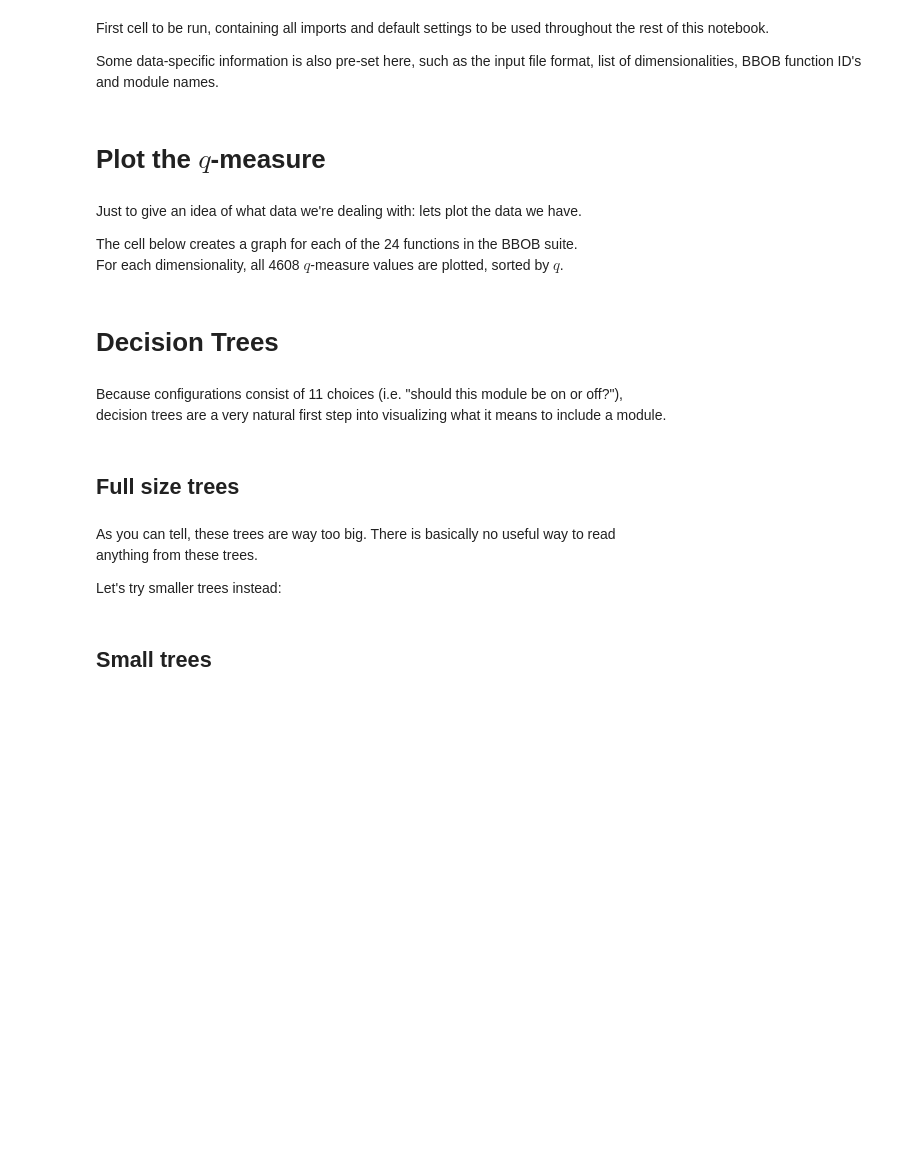
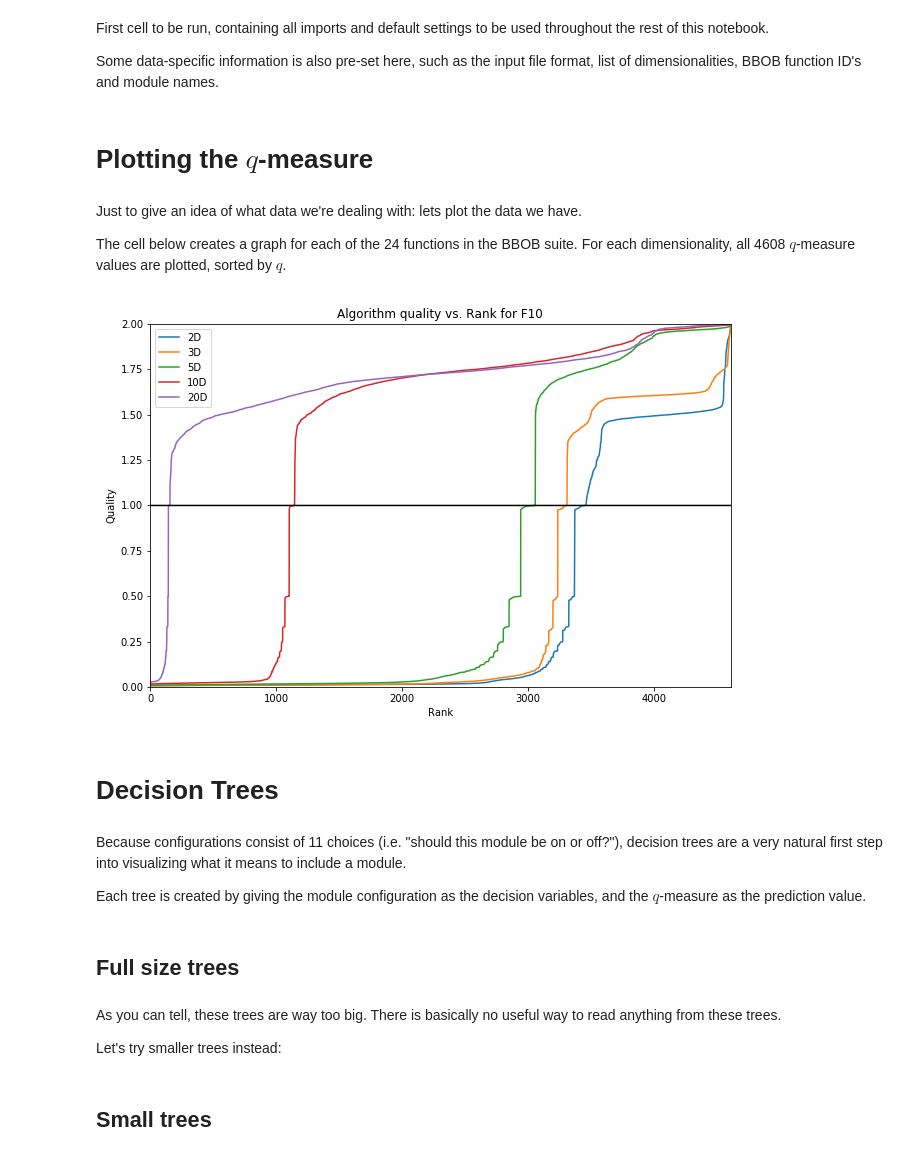
Before and after one commit to sjvrijn/ModEA, a Jupyter notebook: module_analysis.ipynb, the cells around one changed output. Cells and saved outputs as stored; diff of their text form; code cells hidden in the pictures; blank space fills up the shorter version.

```diff
--- a/module_analysis.ipynb
+++ b/module_analysis.ipynb
@@ -109,11 +108,11 @@ for dim in dims:
         case = np.array([list(dat) for dat in case])
         cases[dim][fid] = case
 # %% [markdown]
-# Plot the $q$-measure
+# Plotting the $q$-measure
 # %% [markdown]
 Just to give an idea of what data we're dealing with: lets plot the data we have.
 
-The cell below creates a graph for each of the 24 functions in the BBOB suite.<br>
+The cell below creates a graph for each of the 24 functions in the BBOB suite.
 For each dimensionality, all 4608 $q$-measure values are plotted, sorted by $q$.
 # %%
 for fid in fids:
@@ -135,11 +134,18 @@ for fid in fids:
     plt.savefig(plot_dir + "q-measures_f{}.{}".format(fid, plot_format))
 
     plt.close()
+# %%
+Image(filename='plots/q-measures_f10.png')  # An example
+# %% [output]
+[figure, added]
 # %% [markdown]
 # Decision Trees
 # %% [markdown]
-Because configurations consist of 11 choices (i.e. "should this module be on or off?"),<br>
+Because configurations consist of 11 choices (i.e. "should this module be on or off?"),
 decision trees are a very natural first step into visualizing what it means to include a module.
+
+Each tree is created by giving the module configuration as the decision variables,
+and the $q$-measure as the prediction value.
 # %% [markdown]
 ## Full size trees
 # %%
@@ -159,7 +165,7 @@ for dim in dims:
         graph = pydotplus.graph_from_dot_data(dot_data)
         graph.write_png(plot_dir + "regressor_tree_{}_f{}.{}".format(dim, fid, plot_format))
 # %% [markdown]
-As you can tell, these trees are way too big. There is basically no useful way to read<br>
+As you can tell, these trees are way too big. There is basically no useful way to read
 anything from these trees.
 
 Let's try smaller trees instead:
```
Also changed, not shown: parts of 50 cells of this notebook.
